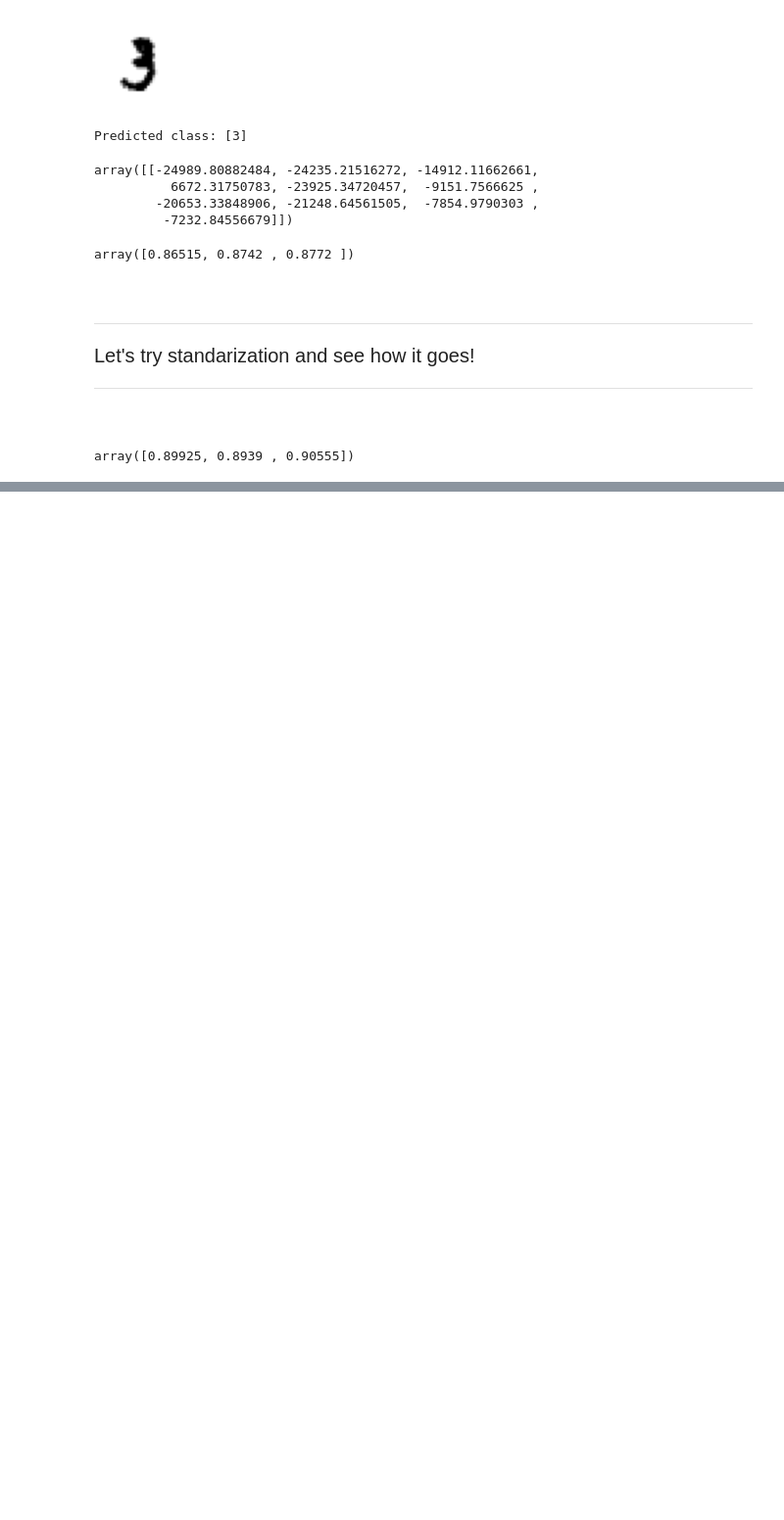
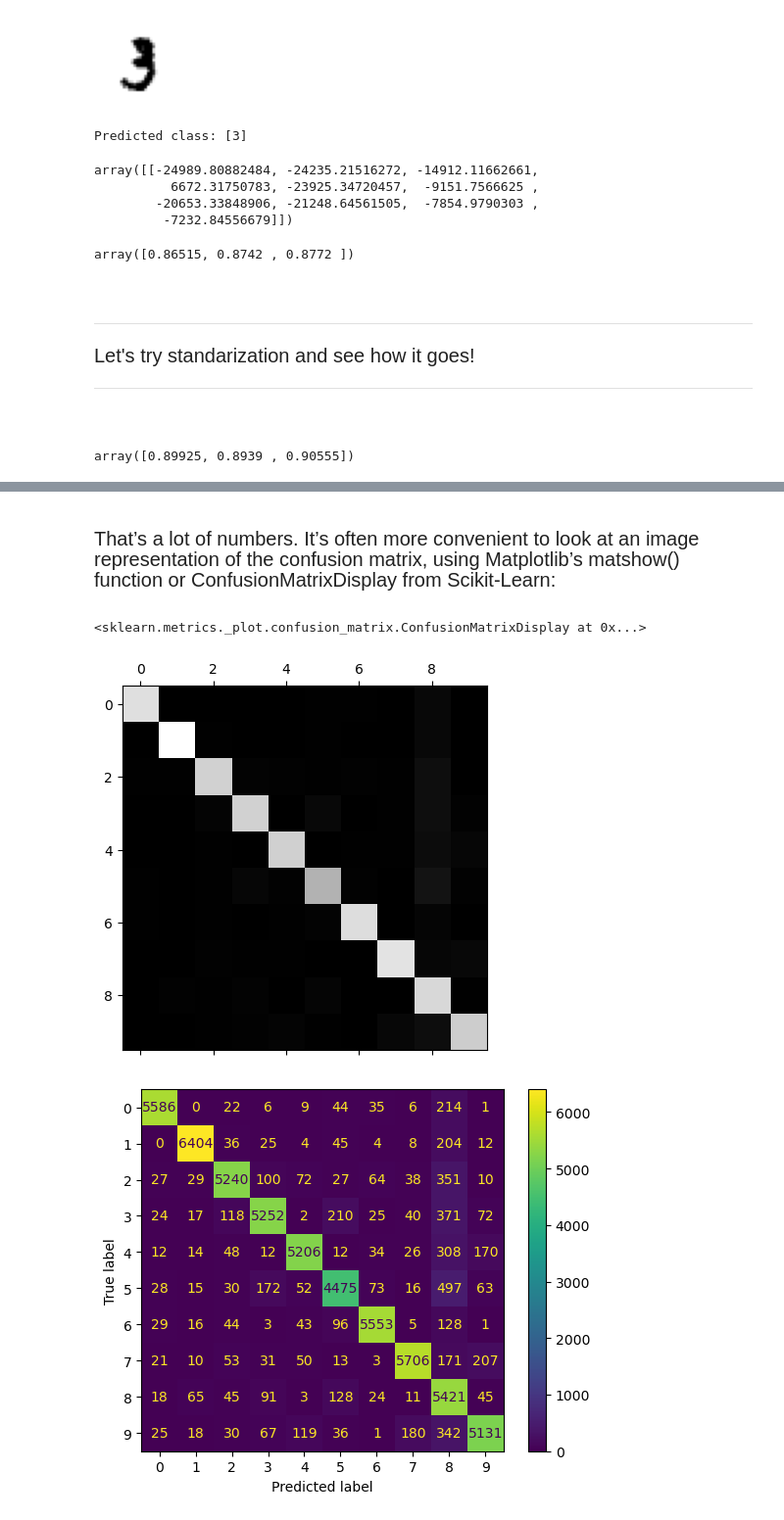
Before and after one commit to edmar-bevilaqua/data_science, a Jupyter notebook: MNIST/MNIST Classfication.ipynb, the cells around one changed output, grey strips where cells are left out. Shown: that part at 98% size. Cells and saved outputs as stored; diff of their text form; code cells hidden in the pictures; blank space fills up the shorter version.

```diff
--- a/MNIST/MNIST Classfication.ipynb
+++ b/MNIST/MNIST Classfication.ipynb
@@ -970,0 +990,6 @@ y_train_predictions_sgd = cross_val_predict(model_sgd, X_train_scaled, y_train,
+# %%
+from sklearn.metrics import confusion_matrix
+
+conf_matrix = confusion_matrix(y_true=y_train, y_pred=y_train_predictions_sgd)
+
+conf_matrix
@@ -970,0 +1008,21 @@ y_train_predictions_sgd = cross_val_predict(model_sgd, X_train_scaled, y_train,
+# %% [markdown]
+<br>
+
+<span style='font-size:20px'>
+
+That’s a lot of numbers. It’s often more convenient to look at an image representation of the confusion matrix, using Matplotlib’s matshow() function or ConfusionMatrixDisplay from Scikit-Learn:
+
+</span>
+# %%
+from sklearn.metrics import ConfusionMatrixDisplay
+import matplotlib.pyplot as plt
+
+plt.matshow(conf_matrix, cmap=plt.cm.gray)
+plt.show
+
+conf_matrix_display = ConfusionMatrixDisplay(conf_matrix)
+conf_matrix_display.plot()
+# %% [output]
+<sklearn.metrics._plot.confusion_matrix.ConfusionMatrixDisplay at 0x...>
+[figure, added]
+[figure, added]
```
Also changed, not shown: parts of 8 cells of this notebook.
